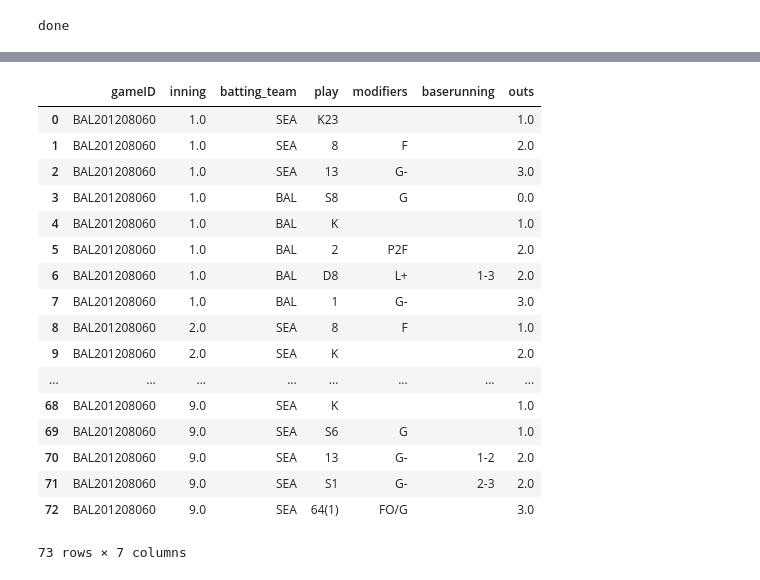
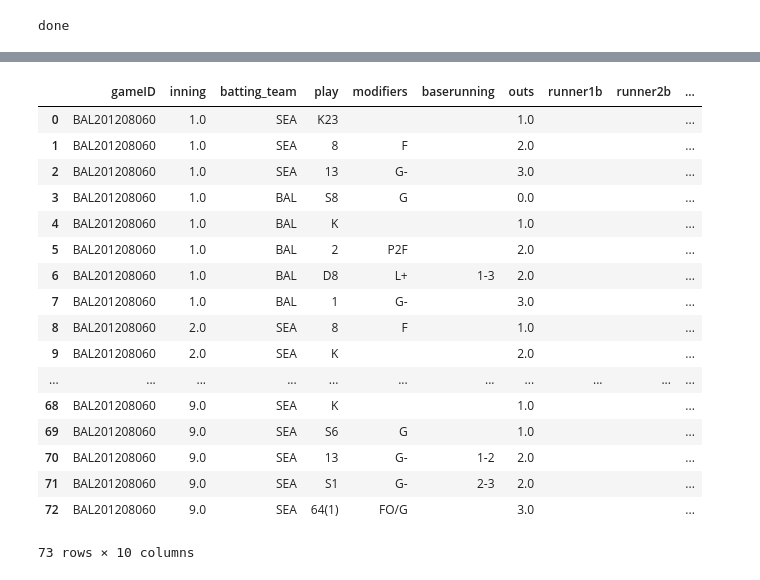
Before and after one commit to raddick/sportsball, a Jupyter notebook: mess_with_events_from_json.ipynb, the cells around one changed output, grey strips where cells are left out. Drawn from its saved outputs; the diff is of its cells as text; code cells hidden in the pictures.

Commit message:
Starting to write code to advance baserunners

```diff
--- a/mess_with_events_from_json.ipynb
+++ b/mess_with_events_from_json.ipynb
@@ -172,6 +137,7 @@ display_order = ['gameID', 'visiting_team', 'inning', 'batting_team']
 display_order += ['outs', 'balls', 'strikes', 'pitch_sequence']
 display_order += ['visitor_score', 'home_score', 'batterID', 'batter_hand', 'pitcherID', 'pitcher_hand']
 #display_order += ['catcherID', '1bID', '2bID', '3bID', 'ssID', 'lfID', 'cfID', 'rfID']
+#display_order += ['runner1b', 'runner2b', 'runner3b']
 events_df = pandas.DataFrame()
 
 for thisgameID,thisrow in allgames_df.iterrows():
@@ -192,10 +158,12 @@ for thisgameID,thisrow in allgames_df.iterrows():
     thisgame_df = split_event(thisgame_df)
 
     thisgame_df = thisgame_df.set_index('event_in_game')
+    score = [0,0]#numpy.zeros((,2), dtype=int)  # score as [vis, home]
 
     for ing in thisgame_df['inning'].drop_duplicates():
         for side in range(0,2):
             halfinn = thisgame_df[(thisgame_df['inning'] == ing) & (thisgame_df['home_or_visitor'] == side)]
+            onbase = ['','','']
             fieldingflag = 1 - side  # makes fielding team the opposite of batting team
             nOuts = 0
             for eig, thisevent in halfinn.iterrows():
@@ -208,16 +176,14 @@ for thisgameID,thisrow in allgames_df.iterrows():
                 else:
                     thisevent['batting_team'] = thisevent['home_team']
                     thisevent['fielding_team'] = thisevent['visiting_team']
-                #print(eig, thisevent['play'])
-                thisevent['outs'] = -9999
                 thisevent['balls'] = pandas.to_numeric(thisevent['pitch_count'][0:1], errors='coerce')
                 thisevent['strikes'] = pandas.to_numeric(thisevent['pitch_count'][1:2], errors='coerce')
-                thisevent['visitor_score'] = -9999
-                thisevent['home_score'] = -9999
+                thisevent['visitor_score'] = score[0]
+                thisevent['home_score'] = score[0]
 
                 # DON'T FORGET TO CORRECT THIS FOR BADJ IF NEEDED!
                 thisevent['batter_hand'] = roster_df['batting_hand'][(roster_df['playerID'] == thisevent['batterID']) & (roster_df['team'] == thisevent['batting_team']) & (roster_df['year'] == float(thisevent['gameID'][3:7]))].tolist()[0]
-#                print(thisevent['fielding_team'])
+
                 fielding_flag = float(thisevent['fielding_team'] == thisevent['home_team'])
                 thisevent['pitcherID'] = playing_df['playerID'][(playing_df['which_team'] == fielding_flag) & (playing_df['position'] == 1)].tolist()[0]
 
@@ -226,24 +192,34 @@ for thisgameID,thisrow in allgames_df.iterrows():
                         (roster_df['year'] == float(thisevent['gameID'][3:7]))
                         ].tolist()[0]
 
-                if (re.match('[0-9K]+',thisevent['play'])):
+                if (re.match(r'[0-9K]+',thisevent['play'])):
                     nOuts = nOuts + 1
+                if (re.match(r'[S|D|T|HR|W|I]',thisevent['play'])):
+                    advance_runners(
+                        thisevent['play'][0],
+                        thisevent['baserunning'],
+                        onbase,
+                        score,
+                        side)
                 thisevent['outs'] = nOuts
                 thisevent = get_fielders(thisevent, playing_df, fielding_flag)
+
+                thisevent['runner1b'] = onbase[0]
+                thisevent['runner2b'] = onbase[1]
+                thisevent['runner3b'] = onbase[2]
 
                 events_df = events_df.append(thisevent)
 
 display_order = ['gameID', 'inning', 'batting_team', 'play', 'modifiers', 'baserunning', 'outs']
+display_order += ['runner1b', 'runner2b', 'runner3b']
 
+#events_df = events_df.fillna('')
 events_df = events_df.sort_index()
 events_df = events_df[display_order]
-#roster_df.dtypes
-#events_df[['batting_team', 'gameID']]
+print(score)
 events_df
-
-#x = events_df.values.tolist()
+#x = events_df['play'].tolist()
 #for k in x:
-#    for u in k:
-#        print(u)
+#    print(k)
 # %% [output]
 BAL201208060
@@ -250,18 +242,18 @@ BAL201208060
-|  | gameID | inning | batting_team | play | modifiers | baserunning | outs |
-| 0 | BAL201208060 | 1.0 | SEA | K23 |  |  | 1.0 |
-| 1 | BAL201208060 | 1.0 | SEA | 8 | F |  | 2.0 |
-| 2 | BAL201208060 | 1.0 | SEA | 13 | G- |  | 3.0 |
-| 3 | BAL201208060 | 1.0 | BAL | S8 | G |  | 0.0 |
-| 4 | BAL201208060 | 1.0 | BAL | K |  |  | 1.0 |
-| 5 | BAL201208060 | 1.0 | BAL | 2 | P2F |  | 2.0 |
-| 6 | BAL201208060 | 1.0 | BAL | D8 | L+ | 1-3 | 2.0 |
-| 7 | BAL201208060 | 1.0 | BAL | 1 | G- |  | 3.0 |
-| 8 | BAL201208060 | 2.0 | SEA | 8 | F |  | 1.0 |
-| 9 | BAL201208060 | 2.0 | SEA | K |  |  | 2.0 |
-| ... | ... | ... | ... | ... | ... | ... | ... |
-| 68 | BAL201208060 | 9.0 | SEA | K |  |  | 1.0 |
-| 69 | BAL201208060 | 9.0 | SEA | S6 | G |  | 1.0 |
-| 70 | BAL201208060 | 9.0 | SEA | 13 | G- | 1-2 | 2.0 |
-| 71 | BAL201208060 | 9.0 | SEA | S1 | G- | 2-3 | 2.0 |
-| 72 | BAL201208060 | 9.0 | SEA | 64(1) | FO/G |  | 3.0 |
+|  | gameID | inning | batting_team | play | modifiers | baserunning | outs | runner1b | runner2b | ... |
+| 0 | BAL201208060 | 1.0 | SEA | K23 |  |  | 1.0 |  |  | ... |
+| 1 | BAL201208060 | 1.0 | SEA | 8 | F |  | 2.0 |  |  | ... |
+| 2 | BAL201208060 | 1.0 | SEA | 13 | G- |  | 3.0 |  |  | ... |
+| 3 | BAL201208060 | 1.0 | BAL | S8 | G |  | 0.0 |  |  | ... |
+| 4 | BAL201208060 | 1.0 | BAL | K |  |  | 1.0 |  |  | ... |
+| 5 | BAL201208060 | 1.0 | BAL | 2 | P2F |  | 2.0 |  |  | ... |
+| 6 | BAL201208060 | 1.0 | BAL | D8 | L+ | 1-3 | 2.0 |  |  | ... |
+| 7 | BAL201208060 | 1.0 | BAL | 1 | G- |  | 3.0 |  |  | ... |
+| 8 | BAL201208060 | 2.0 | SEA | 8 | F |  | 1.0 |  |  | ... |
+| 9 | BAL201208060 | 2.0 | SEA | K |  |  | 2.0 |  |  | ... |
+| ... | ... | ... | ... | ... | ... | ... | ... | ... | ... | ... |
+| 68 | BAL201208060 | 9.0 | SEA | K |  |  | 1.0 |  |  | ... |
+| 69 | BAL201208060 | 9.0 | SEA | S6 | G |  | 1.0 |  |  | ... |
+| 70 | BAL201208060 | 9.0 | SEA | 13 | G- | 1-2 | 2.0 |  |  | ... |
+| 71 | BAL201208060 | 9.0 | SEA | S1 | G- | 2-3 | 2.0 |  |  | ... |
+| 72 | BAL201208060 | 9.0 | SEA | 64(1) | FO/G |  | 3.0 |  |  | ... |
-73 rows × 7 columns
+73 rows × 10 columns
```
Also changed, not shown: parts of 2 cells of this notebook, 1 other file.
